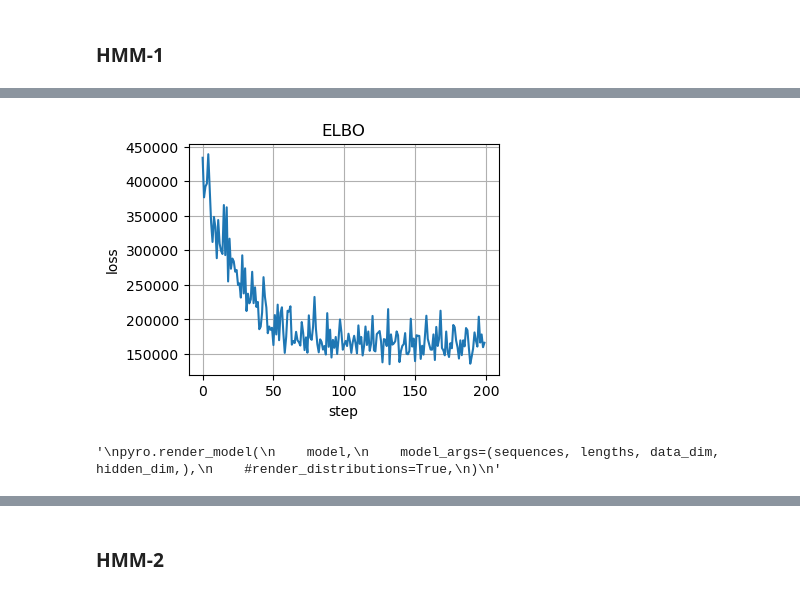
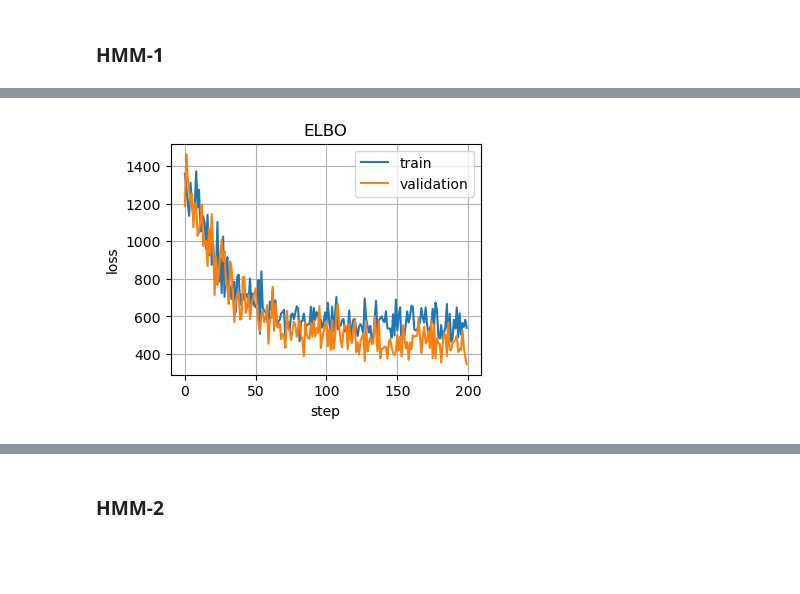
Before and after one commit to RasmusML/musicHMM, a Jupyter notebook: music_generation.ipynb, the cells around one changed output, grey strips where cells are left out. Saved outputs shown, nothing was run; the diff lists cells and outputs as text; code cells hidden in the pictures; blank space fills up the shorter version.

Commit message:
add validation + test loss

```diff
--- a/music_generation.ipynb
+++ b/music_generation.ipynb
@@ -163,3 +179,7 @@ seqs_test  = data[330:]
+# %%
+seqs_train = seqs_train_
+seqs_val   = seqs_val_
+seqs_test  = seqs_test_
 # %% [markdown]
 ### HMM-1
 # %% [markdown]
@@ -167,5 +196,5 @@ Let's jump directly to pyro implementations and this time also evalulate the mod
 # %%
-def model_1(sequences, lengths, data_dim, hidden_dim, batch_size=None, include_prior=False):
+def model_1(sequences, lengths, data_dim, hidden_dim, batch_size=None, include_prior=True):
     if sequences is not None:
         num_sequences, max_length, _ = map(int, sequences.shape)
     else:
@@ -220,4 +242,0 @@ sequences = torch.from_numpy(idx_to_onehot_multi(seqs_train)).float()
-# %%
-hidden_dim = 6
-num_steps = 200
-batch_size = 12
@@ -277,0 +313,2 @@ Step 190 loss = 146066.5625
+# %%
+train_result = train(model, seqs_train, seqs_val, seqs_test, hidden_dim=hidden_dim, batch_size=12, num_steps=200, lr=0.1)
@@ -278,19 +336,11 @@ Step 190 loss = 146066.5625
 # %%
 fig, ax = plt.subplots(1, 1, figsize=(4, 3))
-ax.plot(losses)
+ax.plot(train_result["train_losses"], label="train")
+ax.plot(train_result["val_losses"], label="validation")
 ax.set_title("ELBO")
 ax.set_xlabel("step")
 ax.set_ylabel("loss")
+ax.legend()
 ax.grid()
 # %% [output]
-[figure, old version]
+[figure, new version]
-# %%
-"""
-pyro.render_model(
-    model,
-    model_args=(sequences, lengths, data_dim, hidden_dim,),
-    #render_distributions=True,
-)
-"""
-# %% [output]
-'\npyro.render_model(\n    model,\n    model_args=(sequences, lengths, data_dim, hidden_dim,),\n    #render_distributions=True,\n)\n'
```
Also changed, not shown: parts of 35 cells of this notebook, 1 other file.
